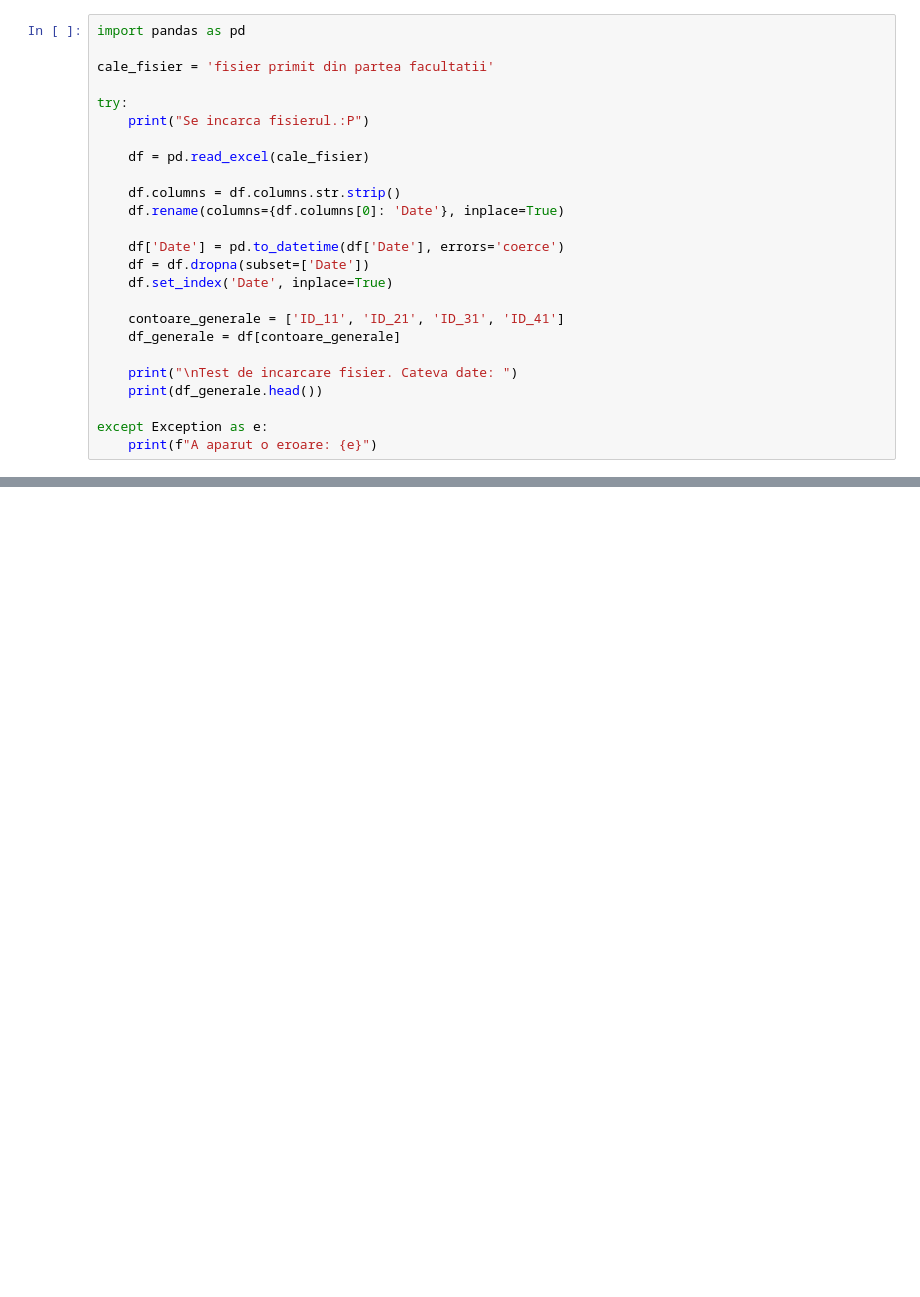
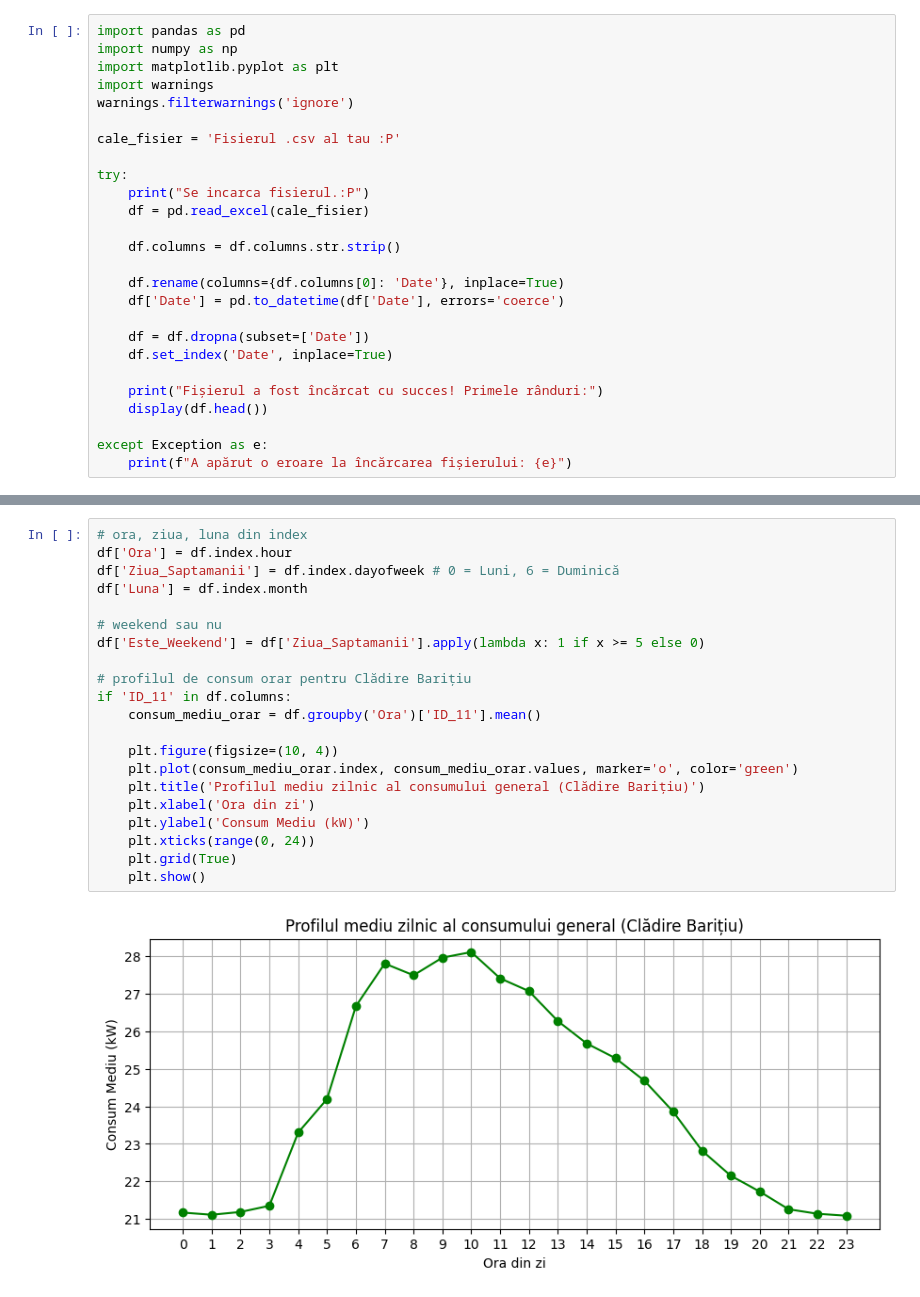
Before and after one commit to Rebidex/IRA2_proiect_cercetare, a Jupyter notebook: Proiect_IRA2.ipynb, the cells around one changed output, grey strips where cells are left out. Drawn from its saved outputs; the diff is of its cells as text; blank space fills up the shorter version.

```diff
--- a/Proiect_IRA2.ipynb
+++ b/Proiect_IRA2.ipynb
@@ -3,25 +13,26 @@
 # %%
 import pandas as pd
+import numpy as np
+import matplotlib.pyplot as plt
+import warnings
+warnings.filterwarnings('ignore')
 
-cale_fisier = 'fisier primit din partea facultatii'
+cale_fisier = 'Fisierul .csv al tau :P'
 
 try:
     print("Se incarca fisierul.:P")
-
     df = pd.read_excel(cale_fisier)
 
     df.columns = df.columns.str.strip()
+
     df.rename(columns={df.columns[0]: 'Date'}, inplace=True)
+    df['Date'] = pd.to_datetime(df['Date'], errors='coerce')
 
-    df['Date'] = pd.to_datetime(df['Date'], errors='coerce')
     df = df.dropna(subset=['Date'])
     df.set_index('Date', inplace=True)
 
-    contoare_generale = ['ID_11', 'ID_21', 'ID_31', 'ID_41']
-    df_generale = df[contoare_generale]
-
-    print("\nTest de incarcare fisier. Cateva date: ")
-    print(df_generale.head())
+    print("Fișierul a fost încărcat cu succes! Primele rânduri:")
+    display(df.head())
 
 except Exception as e:
-    print(f"A aparut o eroare: {e}")
+    print(f"A apărut o eroare la încărcarea fișierului: {e}")
@@ -65,0 +102,23 @@ Curățarea prin Thresholding a fost aplicată!
+# %%
+# ora, ziua, luna din index
+df['Ora'] = df.index.hour
+df['Ziua_Saptamanii'] = df.index.dayofweek # 0 = Luni, 6 = Duminică
+df['Luna'] = df.index.month
+
+# weekend sau nu
+df['Este_Weekend'] = df['Ziua_Saptamanii'].apply(lambda x: 1 if x >= 5 else 0)
+
+# profilul de consum orar pentru Clădire Barițiu
+if 'ID_11' in df.columns:
+    consum_mediu_orar = df.groupby('Ora')['ID_11'].mean()
+
+    plt.figure(figsize=(10, 4))
+    plt.plot(consum_mediu_orar.index, consum_mediu_orar.values, marker='o', color='green')
+    plt.title('Profilul mediu zilnic al consumului general (Clădire Barițiu)')
+    plt.xlabel('Ora din zi')
+    plt.ylabel('Consum Mediu (kW)')
+    plt.xticks(range(0, 24))
+    plt.grid(True)
+    plt.show()
+# %% [output]
+[figure, added]
```
Also changed, not shown: parts of 13 cells of this notebook.
